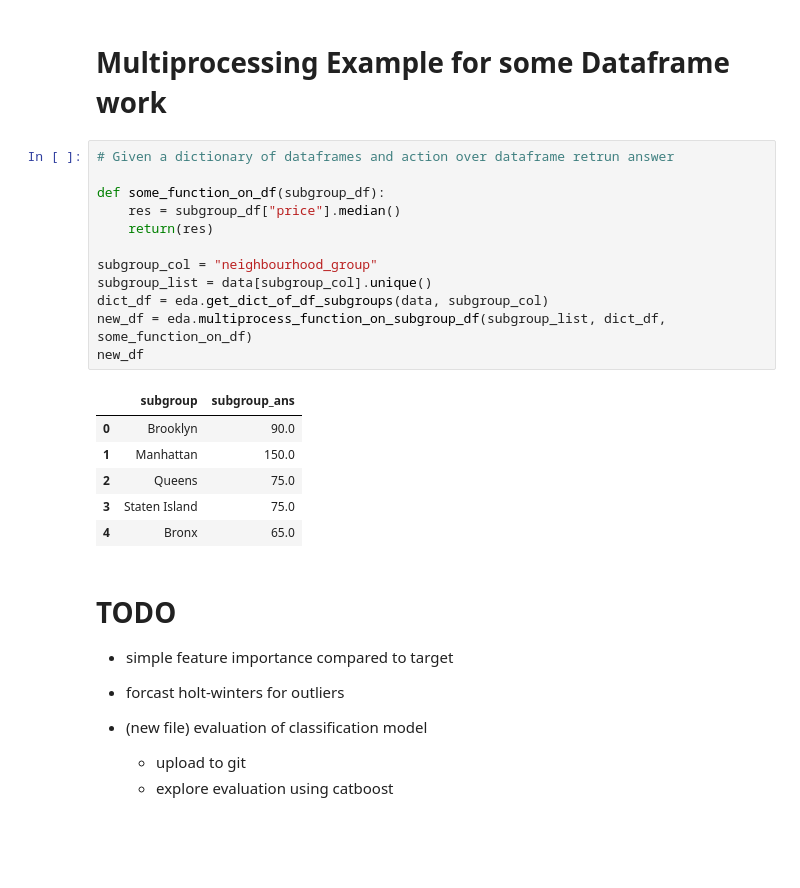
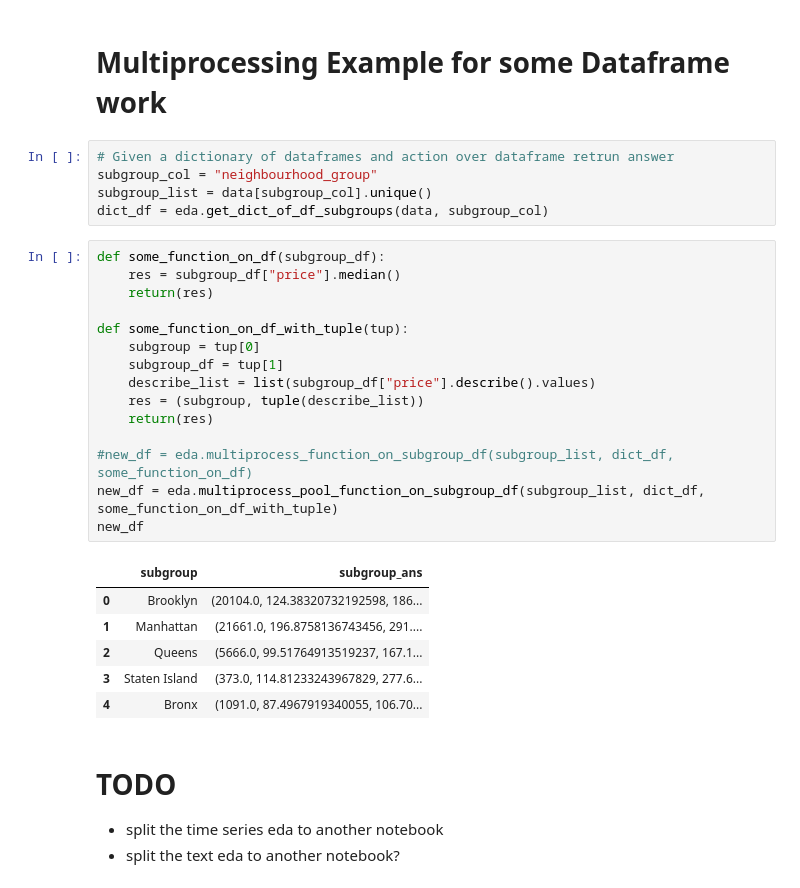
Before and after one commit to gefena/eda_utils, a Jupyter notebook: code/eda_example.ipynb, the cells around one changed output. Drawn from its saved outputs; the diff is of its cells as text; blank space fills up the shorter version.

```diff
--- a/code/eda_example.ipynb
+++ b/code/eda_example.ipynb
@@ -661,28 +719,32 @@ number of edges: 29
 # Multiprocessing Example for some Dataframe work
 # %%
 # Given a dictionary of dataframes and action over dataframe retrun answer
-
-def some_function_on_df(subgroup_df):
-    res = subgroup_df["price"].median()
-    return(res)
-
 subgroup_col = "neighbourhood_group"
 subgroup_list = data[subgroup_col].unique()
 dict_df = eda.get_dict_of_df_subgroups(data, subgroup_col)
-new_df = eda.multiprocess_function_on_subgroup_df(subgroup_list, dict_df, some_function_on_df)
-new_df
-# %% [output]
-|  | subgroup | subgroup_ans |
-| 0 | Brooklyn | 90.0 |
-| 1 | Manhattan | 150.0 |
-| 2 | Queens | 75.0 |
-| 3 | Staten Island | 75.0 |
-| 4 | Bronx | 65.0 |
-# %% [markdown]
-# TODO
-- simple feature importance compared to target
-- forcast holt-winters for outliers
-
-- (new file) evaluation of classification model
-    - upload to git
-    - explore evaluation using catboost
+# %%
+def some_function_on_df(subgroup_df):
+    res = subgroup_df["price"].median()
+    return(res)
+
+def some_function_on_df_with_tuple(tup):
+    subgroup = tup[0]
+    subgroup_df = tup[1]
+    describe_list = list(subgroup_df["price"].describe().values)
+    res = (subgroup, tuple(describe_list))
+    return(res)
+
+#new_df = eda.multiprocess_function_on_subgroup_df(subgroup_list, dict_df, some_function_on_df)
+new_df = eda.multiprocess_pool_function_on_subgroup_df(subgroup_list, dict_df, some_function_on_df_with_tuple)
+new_df
+# %% [output]
+|  | subgroup | subgroup_ans |
+| 0 | Brooklyn | (20104.0, 124.38320732192598, 186... |
+| 1 | Manhattan | (21661.0, 196.8758136743456, 291.... |
+| 2 | Queens | (5666.0, 99.51764913519237, 167.1... |
+| 3 | Staten Island | (373.0, 114.81233243967829, 277.6... |
+| 4 | Bronx | (1091.0, 87.4967919340055, 106.70... |
+# %% [markdown]
+# TODO
+- split the time series eda to another notebook
+- split the text eda to another notebook?
```
Also changed, not shown: parts of 13 cells of this notebook, 1 other file.
